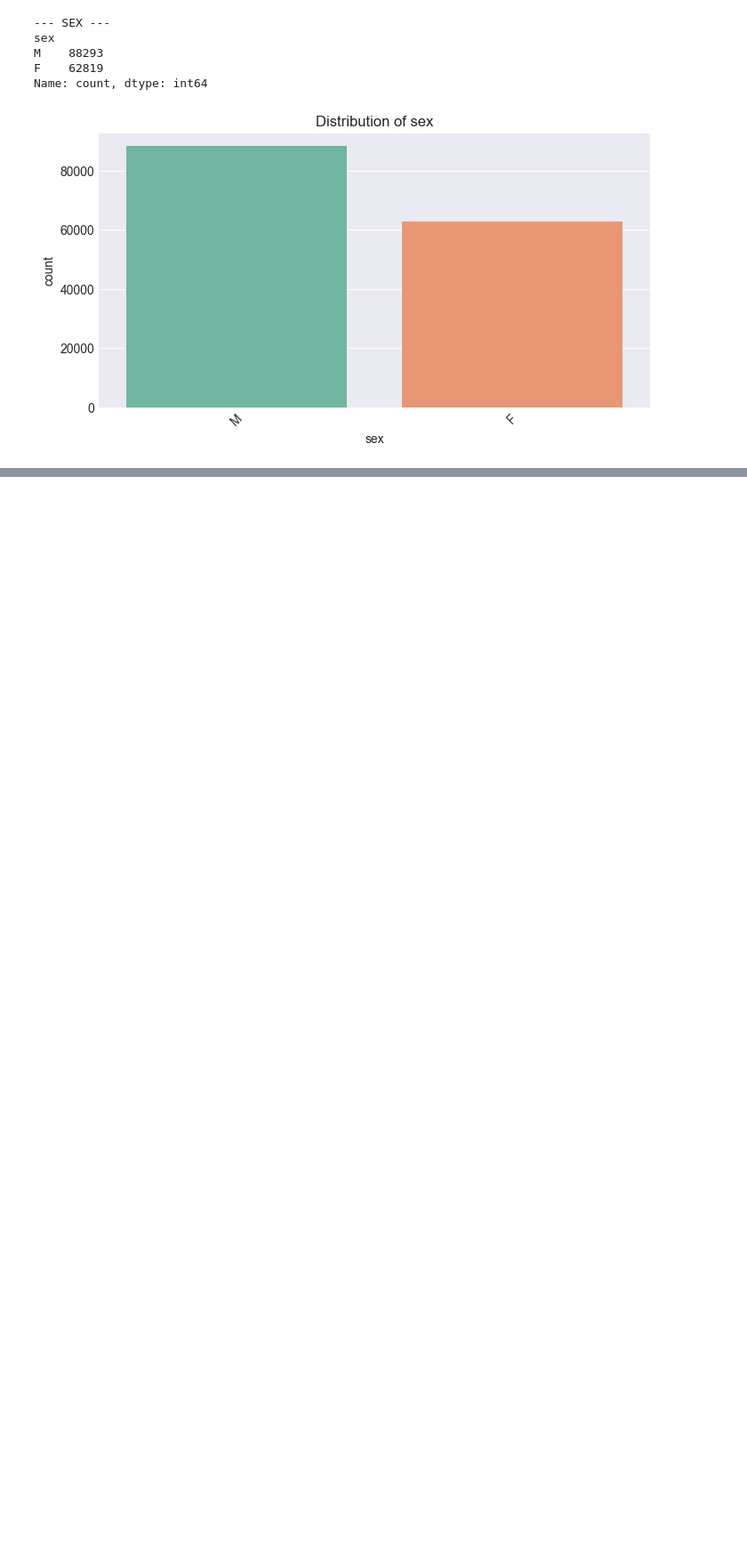
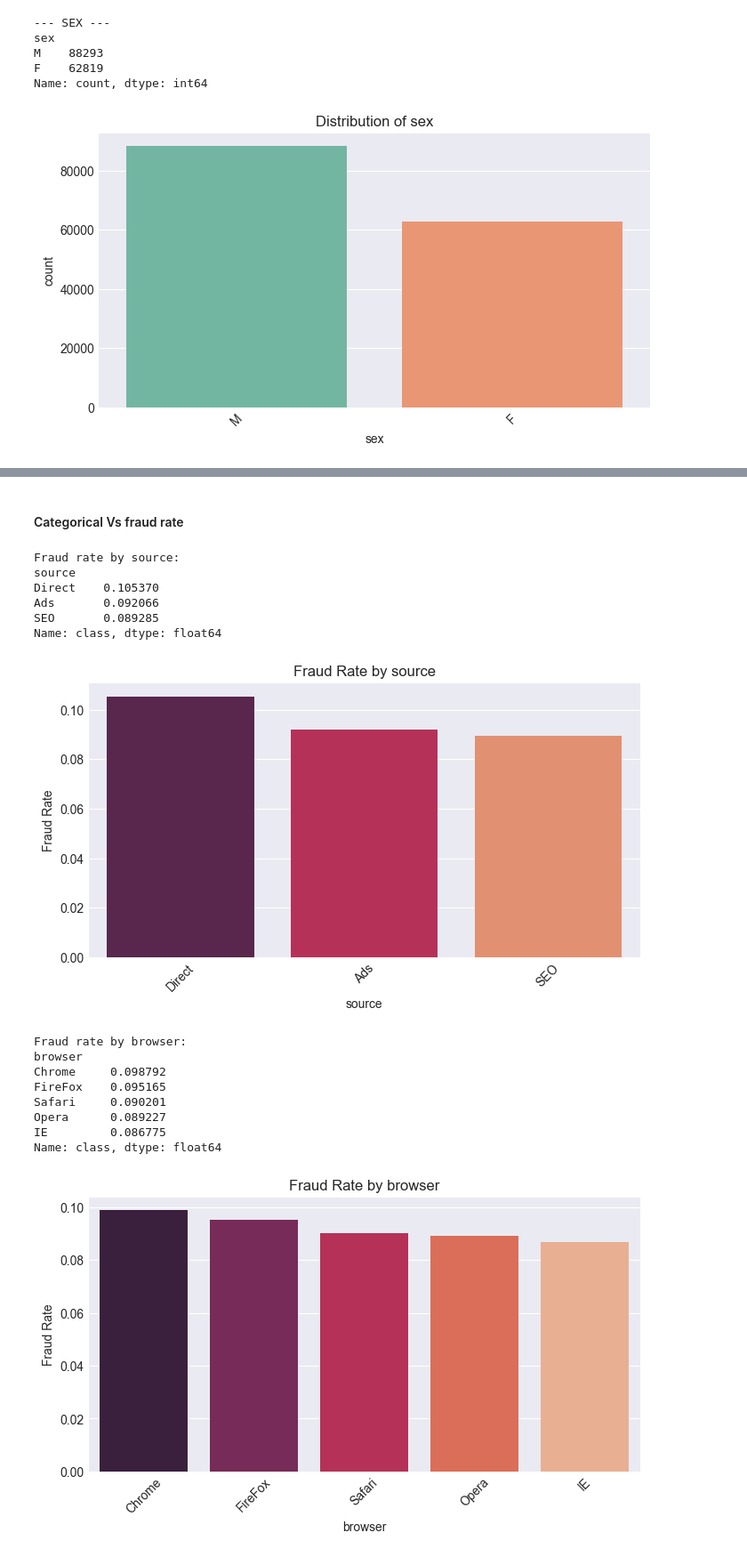
Before and after one commit to HermonaDev/fraud-detection, a Jupyter notebook: notebooks/eda-fraud-data.ipynb, the cells around one changed output, grey strips where cells are left out. Shown at 89% size. Saved outputs shown, nothing was run; the diff lists cells and outputs as text; code cells hidden in the pictures; blank space fills up the shorter version.

```diff
--- a/notebooks/eda-fraud-data.ipynb
+++ b/notebooks/eda-fraud-data.ipynb
@@ -145,0 +158,30 @@ Name: count, dtype: int64
+# %% [markdown]
+#### Categorical Vs fraud rate
+# %%
+for col in cat_cols:
+    fraud_rate = df.groupby(col)['class'].mean().sort_values(ascending=False)
+    print(f"\nFraud rate by {col}:")
+    print(fraud_rate)
+    plt.figure(figsize=(8,4))
+    sns.barplot(x=fraud_rate.index, y=fraud_rate.values, palette='rocket')
+    plt.title(f'Fraud Rate by {col}')
+    plt.ylabel('Fraud Rate')
+    plt.xticks(rotation=45)
+    plt.show()
+# %% [output]
+Fraud rate by source:
+source
+Direct    0.105370
+Ads       0.092066
+SEO       0.089285
+Name: class, dtype: float64
+[figure, added]
+Fraud rate by browser:
+browser
+Chrome     0.098792
+FireFox    0.095165
+Safari     0.090201
+Opera      0.089227
+IE         0.086775
+Name: class, dtype: float64
+[figure, added]
```
Also changed, not shown: parts of 9 cells of this notebook.
